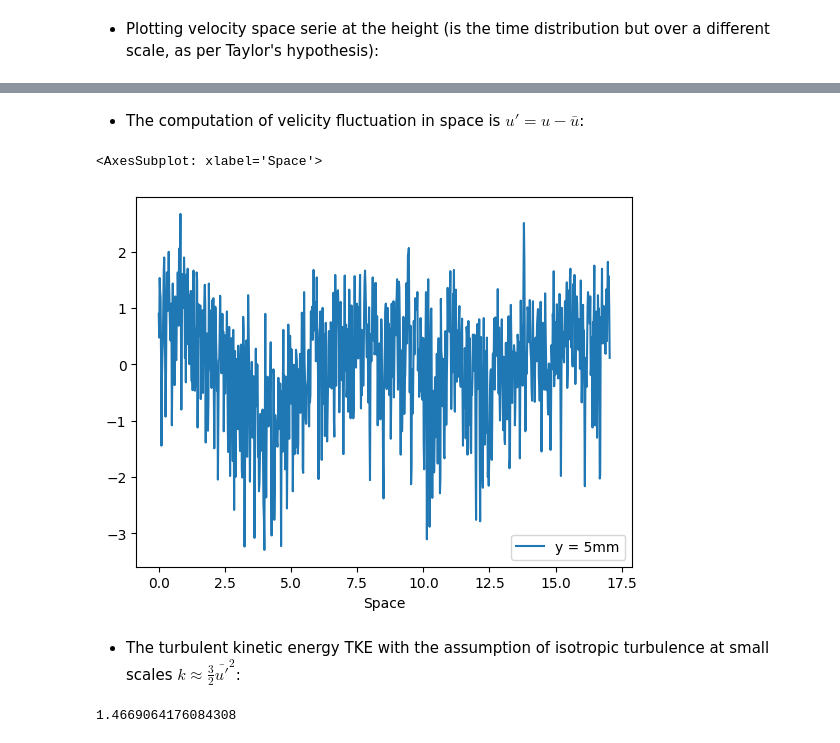
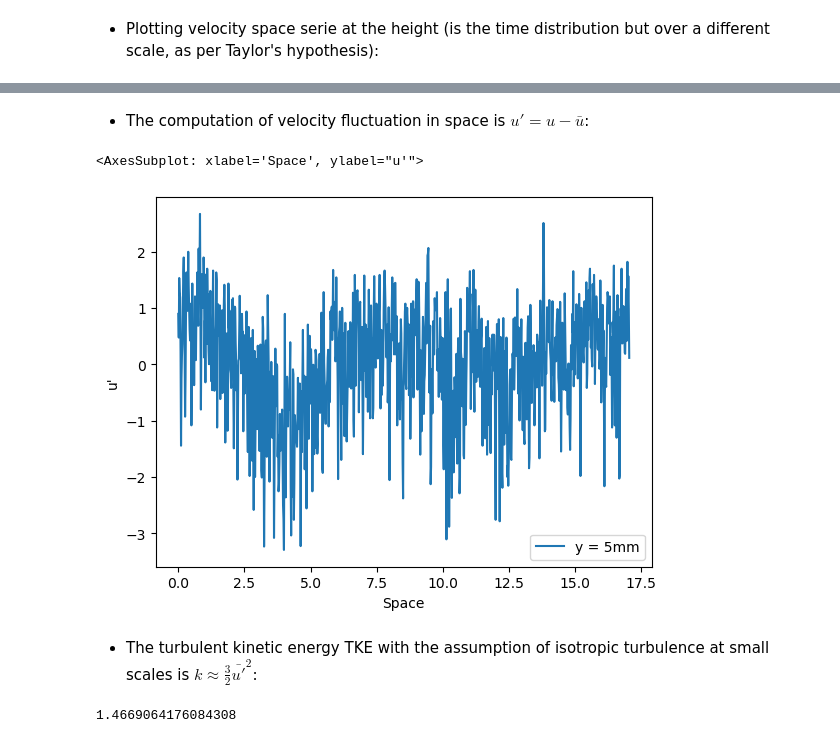
Before and after one commit to Ferraan/AdvancedFluidMechanics, a Jupyter notebook: 3-Turbulence/Assignment3Grup1.ipynb, the cells around one changed output, grey strips where cells are left out. Drawn from its saved outputs; the diff is of its cells as text; code cells hidden in the pictures.

```diff
--- a/3-Turbulence/Assignment3Grup1.ipynb
+++ b/3-Turbulence/Assignment3Grup1.ipynb
@@ -166,13 +166,13 @@ spaceXdata[Ycase].plot(ylabel="u")
 # %% [markdown]
-- The computation of velicity fluctuation in space is $u'=u-\bar{u}$:
+- The computation of velocity fluctuation in space is $u'=u-\bar{u}$:
 # %%
 turbVelFluct = spaceXdata-Umean
-turbVelFluct.plot()
+turbVelFluct.plot(ylabel="u'")
 # %% [output]
-<AxesSubplot: xlabel='Space'>
+<AxesSubplot: xlabel='Space', ylabel="u'">
-[figure, old version]
+[figure, new version]
 # %% [markdown]
-- The turbulent kinetic energy TKE with the assumption of isotropic turbulence at small scales $k\approx \frac{3}{2} \bar{u'}^2$:
+- The turbulent kinetic energy TKE with the assumption of isotropic turbulence at small scales is $k\approx \frac{3}{2} \bar{u'}^2$:
 # %%
 ke = 1.5*statData.loc["std"][Ycase]**2
 ke #[m2/s2]
```
Also changed, not shown: parts of 31 cells of this notebook.
